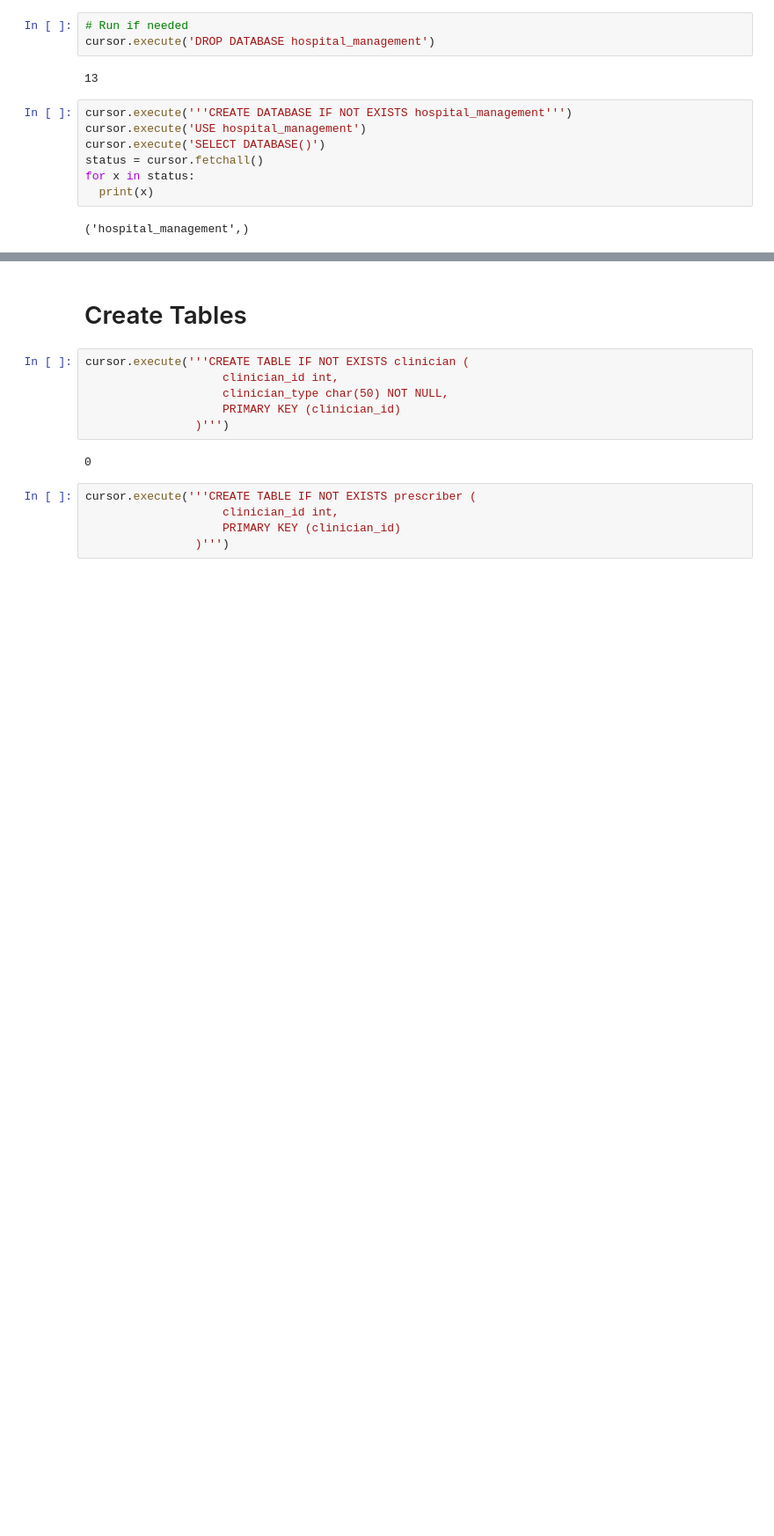
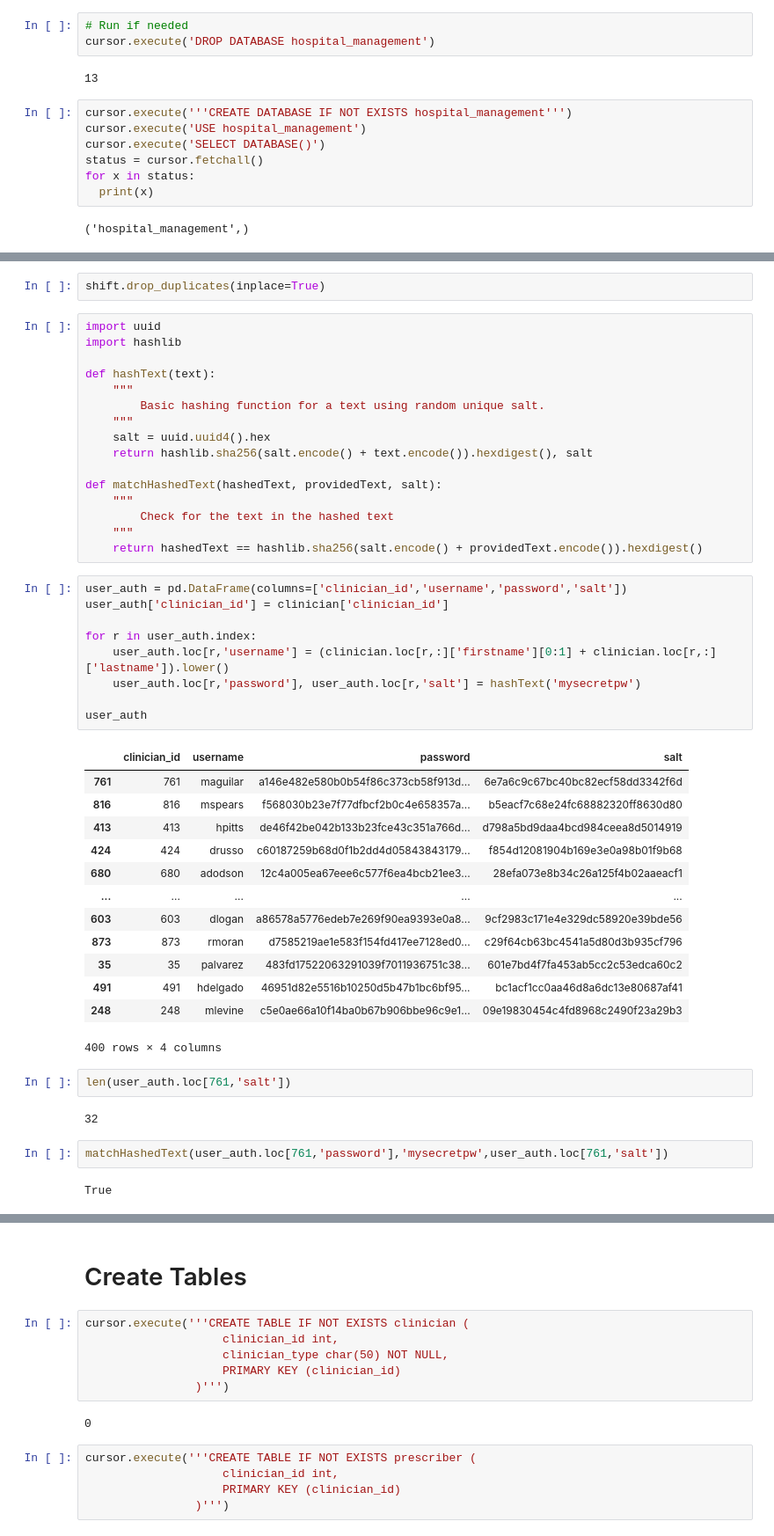
Before and after one commit to seyunkim0114/hospital_management, a Jupyter notebook: data_population2.ipynb, the cells around one changed output, grey strips where cells are left out. Shown: that part at 88% size. Drawn from its saved outputs; the diff is of its cells as text; blank space fills up the shorter version.

Commit message:
data pop

```diff
--- a/data_population2.ipynb
+++ b/data_population2.ipynb
@@ -39,0 +216,49 @@ for x in status:
+# %%
+shift.drop_duplicates(inplace=True)
+# %%
+import uuid
+import hashlib
+
+def hashText(text):
+    """
+        Basic hashing function for a text using random unique salt.
+    """
+    salt = uuid.uuid4().hex
+    return hashlib.sha256(salt.encode() + text.encode()).hexdigest(), salt
+
+def matchHashedText(hashedText, providedText, salt):
+    """
+        Check for the text in the hashed text
+    """
+    return hashedText == hashlib.sha256(salt.encode() + providedText.encode()).hexdigest()
+# %%
+user_auth = pd.DataFrame(columns=['clinician_id','username','password','salt'])
+user_auth['clinician_id'] = clinician['clinician_id']
+
+for r in user_auth.index:
+    user_auth.loc[r,'username'] = (clinician.loc[r,:]['firstname'][0:1] + clinician.loc[r,:]['lastname']).lower()
+    user_auth.loc[r,'password'], user_auth.loc[r,'salt'] = hashText('mysecretpw')
+
+user_auth
+# %% [output]
+|  | clinician_id | username | password | salt |
+| 761 | 761 | maguilar | a146e482e580b0b54f86c373cb58f913d... | 6e7a6c9c67bc40bc82ecf58dd3342f6d |
+| 816 | 816 | mspears | f568030b23e7f77dfbcf2b0c4e658357a... | b5eacf7c68e24fc68882320ff8630d80 |
+| 413 | 413 | hpitts | de46f42be042b133b23fce43c351a766d... | d798a5bd9daa4bcd984ceea8d5014919 |
+| 424 | 424 | drusso | c60187259b68d0f1b2dd4d05843843179... | f854d12081904b169e3e0a98b01f9b68 |
+| 680 | 680 | adodson | 12c4a005ea67eee6c577f6ea4bcb21ee3... | 28efa073e8b34c26a125f4b02aaeacf1 |
+| ... | ... | ... | ... | ... |
+| 603 | 603 | dlogan | a86578a5776edeb7e269f90ea9393e0a8... | 9cf2983c171e4e329dc58920e39bde56 |
+| 873 | 873 | rmoran | d7585219ae1e583f154fd417ee7128ed0... | c29f64cb63bc4541a5d80d3b935cf796 |
+| 35 | 35 | palvarez | 483fd17522063291039f7011936751c38... | 601e7bd4f7fa453ab5cc2c53edca60c2 |
+| 491 | 491 | hdelgado | 46951d82e5516b10250d5b47b1bc6bf95... | bc1acf1cc0aa46d8a6dc13e80687af41 |
+| 248 | 248 | mlevine | c5e0ae66a10f14ba0b67b906bbe96c9e1... | 09e19830454c4fd8968c2490f23a29b3 |
+400 rows × 4 columns
+# %%
+len(user_auth.loc[761,'salt'])
+# %% [output]
+32
+# %%
+matchHashedText(user_auth.loc[761,'password'],'mysecretpw',user_auth.loc[761,'salt'])
+# %% [output]
+True
```
Also changed, not shown: parts of 12 cells of this notebook.
